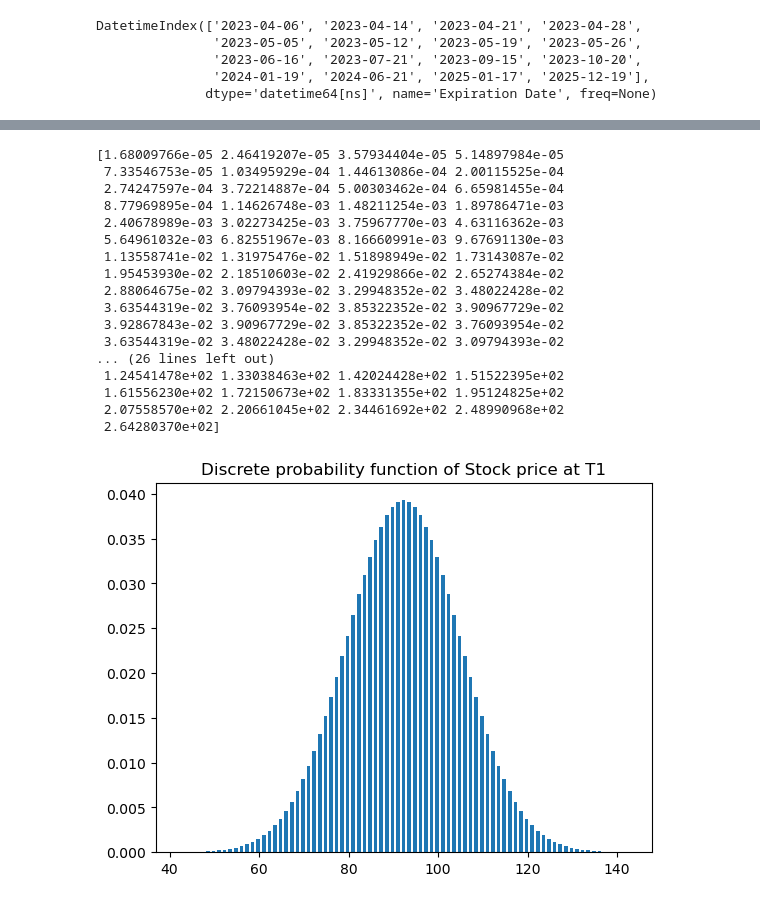
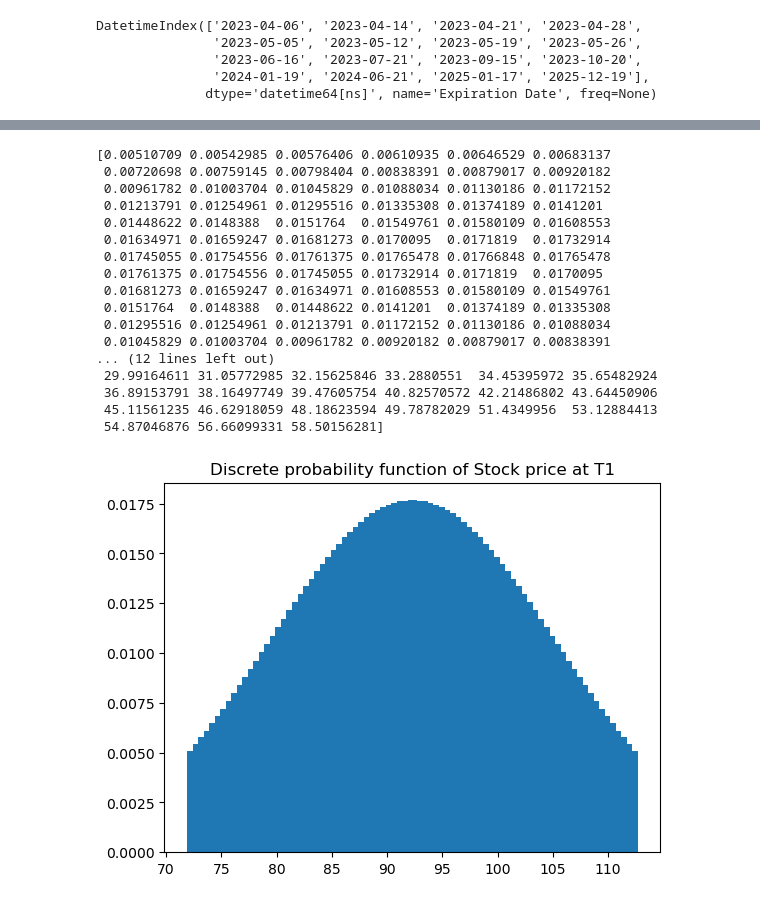
Before and after one commit to coolejungenhihi/volsurface_Sinkhorn, a Jupyter notebook: Other maturities.ipynb, the cells around one changed output, grey strips where cells are left out. Cells and saved outputs as stored; diff of their text form; code cells hidden in the pictures.

```diff
--- a/Other maturities.ipynb
+++ b/Other maturities.ipynb
@@ -637,51 +654,51 @@ plt.show()
 # %%
 #t = T1
 T1 = maturities[2]
 C1 = amd_calls.loc[T1]
 C1 = C1.reset_index(drop=True)
 
 r = 0.01 # TODO: figure out r
 K = np.array(C1['Strike'])
 ask = np.array(C1['Ask'])
 bid = np.array(C1['Bid'])
 mid = np.array(C1['Mid'])
 S0 = 92.3
-K1, K2 = S0-50, S0+50 # Take odd n, such that X1[(n-1)/2] = S0
-n = 81 # Take odd n, such that X1[(n-1)/2] = S0
-X1 = np.linspace(K1,K2,n) # Discrete grid
+a, b, n = S0-20, S0+20, 81 # Take odd n, such that X1[(n-1)/2] = S0
+K1, K2 = a-10, b+10
+X1 = np.linspace(a,b,n) # Discrete grid
 Lambda = 0.1
 omega_K = Lambda * np.abs(ask - bid)
 delta_t = 7/365
 
 sigma_prev = sigma0
 P1 = lambda s1: norm.pdf(s1, S0, sigma_sqrtdt0) # Marginal distribution of S at t1, sigma of previous marginal is used!!!
 P1_disc = lambda x: P1(x)/sum(P1(X1))
 P1_disc_ = np.vectorize(P1_disc)
 plt.bar(X1,P1_disc_(X1))
 plt.title('Discrete probability function of Stock price at T1')
 P_disc_X1 = P1_disc(X1)
 print(P_disc_X1)
 
-#sigma = calculate_sigma(C1,delta_t,X1,P_disc_X1)
+sigma = calculate_sigma(C1,delta_t,X1,P_disc_X1)
 sigma_sqrtdt = sigma*np.sqrt(delta_t)
 print(sigma_sqrtdt)
 # %% [output]
-[1.68009766e-05 2.46419207e-05 3.57934404e-05 5.14897984e-05
- 7.33546753e-05 1.03495929e-04 1.44613086e-04 2.00115525e-04
- 2.74247597e-04 3.72214887e-04 5.00303462e-04 6.65981455e-04
- 8.77969895e-04 1.14626748e-03 1.48211254e-03 1.89786471e-03
- 2.40678989e-03 3.02273425e-03 3.75967770e-03 4.63116362e-03
- 5.64961032e-03 6.82551967e-03 8.16660991e-03 9.67691130e-03
- 1.13558741e-02 1.31975476e-02 1.51898949e-02 1.73143087e-02
- 1.95453930e-02 2.18510603e-02 2.41929866e-02 2.65274384e-02
- 2.88064675e-02 3.09794393e-02 3.29948352e-02 3.48022428e-02
- 3.63544319e-02 3.76093954e-02 3.85322352e-02 3.90967729e-02
- 3.92867843e-02 3.90967729e-02 3.85322352e-02 3.76093954e-02
- 3.63544319e-02 3.48022428e-02 3.29948352e-02 3.09794393e-02
-... (26 lines left out)
- 1.24541478e+02 1.33038463e+02 1.42024428e+02 1.51522395e+02
- 1.61556230e+02 1.72150673e+02 1.83331355e+02 1.95124825e+02
- 2.07558570e+02 2.20661045e+02 2.34461692e+02 2.48990968e+02
- 2.64280370e+02]
+[0.00510709 0.00542985 0.00576406 0.00610935 0.00646529 0.00683137
+ 0.00720698 0.00759145 0.00798404 0.00838391 0.00879017 0.00920182
+ 0.00961782 0.01003704 0.01045829 0.01088034 0.01130186 0.01172152
+ 0.01213791 0.01254961 0.01295516 0.01335308 0.01374189 0.0141201
+ 0.01448622 0.0148388  0.0151764  0.01549761 0.01580109 0.01608553
+ 0.01634971 0.01659247 0.01681273 0.0170095  0.0171819  0.01732914
+ 0.01745055 0.01754556 0.01761375 0.01765478 0.01766848 0.01765478
+ 0.01761375 0.01754556 0.01745055 0.01732914 0.0171819  0.0170095
+ 0.01681273 0.01659247 0.01634971 0.01608553 0.01580109 0.01549761
+ 0.0151764  0.0148388  0.01448622 0.0141201  0.01374189 0.01335308
+ 0.01295516 0.01254961 0.01213791 0.01172152 0.01130186 0.01088034
+ 0.01045829 0.01003704 0.00961782 0.00920182 0.00879017 0.00838391
+... (12 lines left out)
+ 29.99164611 31.05772985 32.15625846 33.2880551  34.45395972 35.65482924
+ 36.89153791 38.16497749 39.47605754 40.82570572 42.21486802 43.64450906
+ 45.11561235 46.62918059 48.18623594 49.78782029 51.4349956  53.12884413
+ 54.87046876 56.66099331 58.50156281]
-[figure, old version]
+[figure, new version]
 # %%
```
Also changed, not shown: parts of 13 cells of this notebook.
